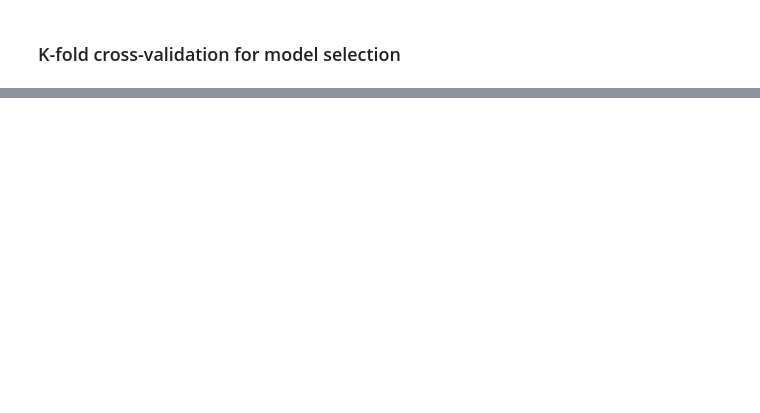
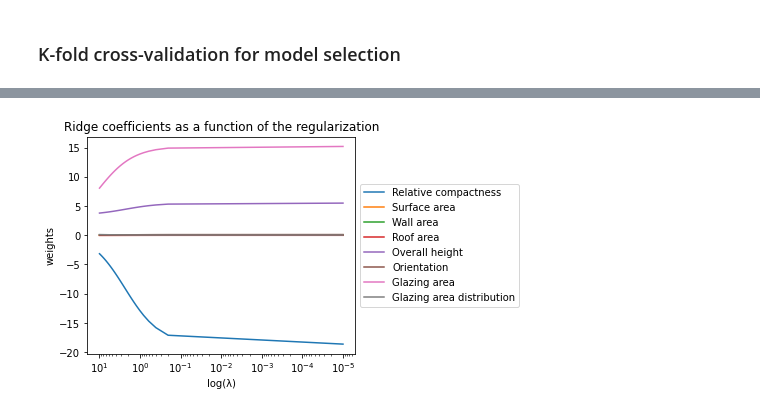
Before and after one commit to barlaug/ML_Builiding_Energy_Efficiency, a Jupyter notebook: Part 2/linearRegression.ipynb, the cells around one changed output, grey strips where cells are left out. Drawn from its saved outputs; the diff is of its cells as text; code cells hidden in the pictures; blank space fills up the shorter version.

```diff
--- a/Part 2/linearRegression.ipynb
+++ b/Part 2/linearRegression.ipynb
@@ -117,0 +103,26 @@ min error =  0.18663566814381255
+# %%
+#Plotting the ridge coefficients as a function of the regularization
+reg_param = np.linspace(0.00001,10)
+
+coefs = []
+for a in reg_param:
+    ridge = Ridge(alpha=a, fit_intercept=False)
+    ridge.fit(X_train, y_train)
+    coefs.append(ridge.coef_)
+
+ax = gca()
+
+ax.plot(reg_param, coefs)
+ax.set_xscale("log")
+ax.set_xlim(ax.get_xlim()[::-1])  # reverse axis
+xlabel("log(λ)")
+ylabel("weights")
+title("Ridge coefficients as a function of the regularization")
+axis("tight")
+# Put a legend to the right of the current axis
+box = ax.get_position()
+ax.set_position([box.x0, box.y0, box.width * 0.8, box.height])
+legend(['Relative compactness', 'Surface area', 'Wall area', 'Roof area', 'Overall height', 'Orientation', 'Glazing area', 'Glazing area distribution'], loc='center left', bbox_to_anchor=(1, 0.5))
+show()
+# %% [output]
+[figure, added]
```
Also changed, not shown: parts of 9 cells of this notebook.
